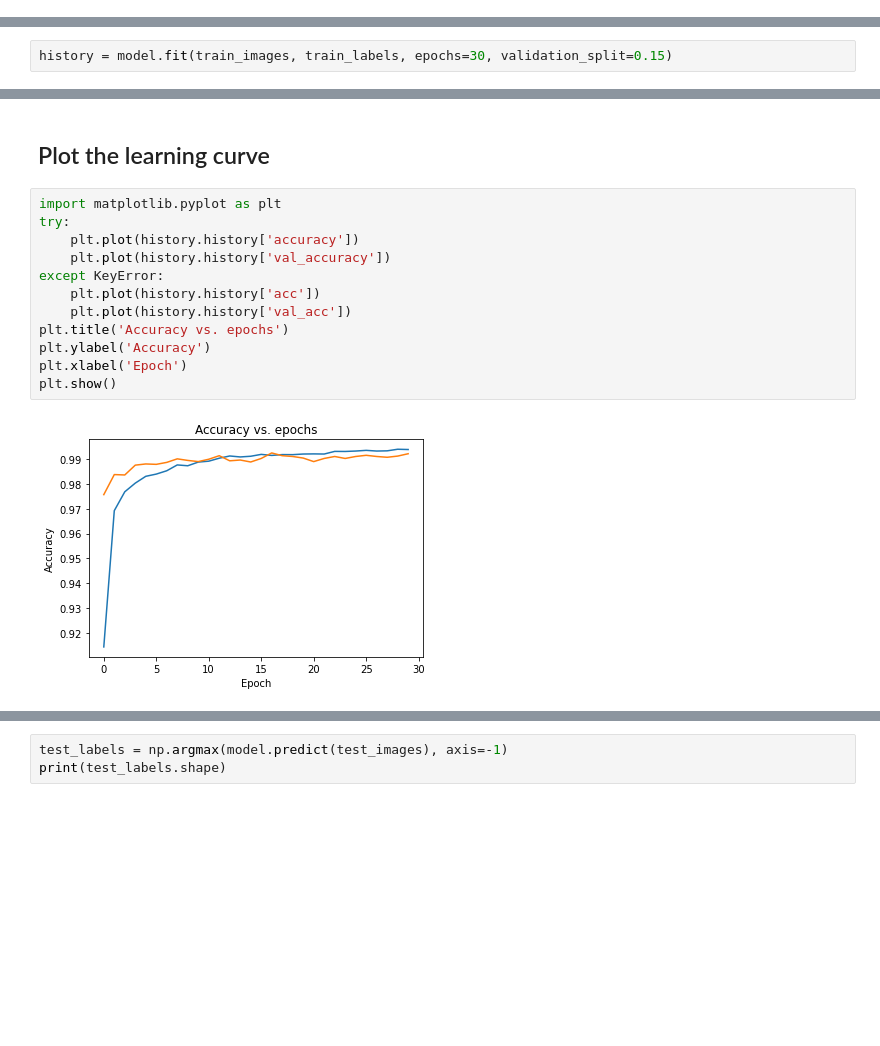
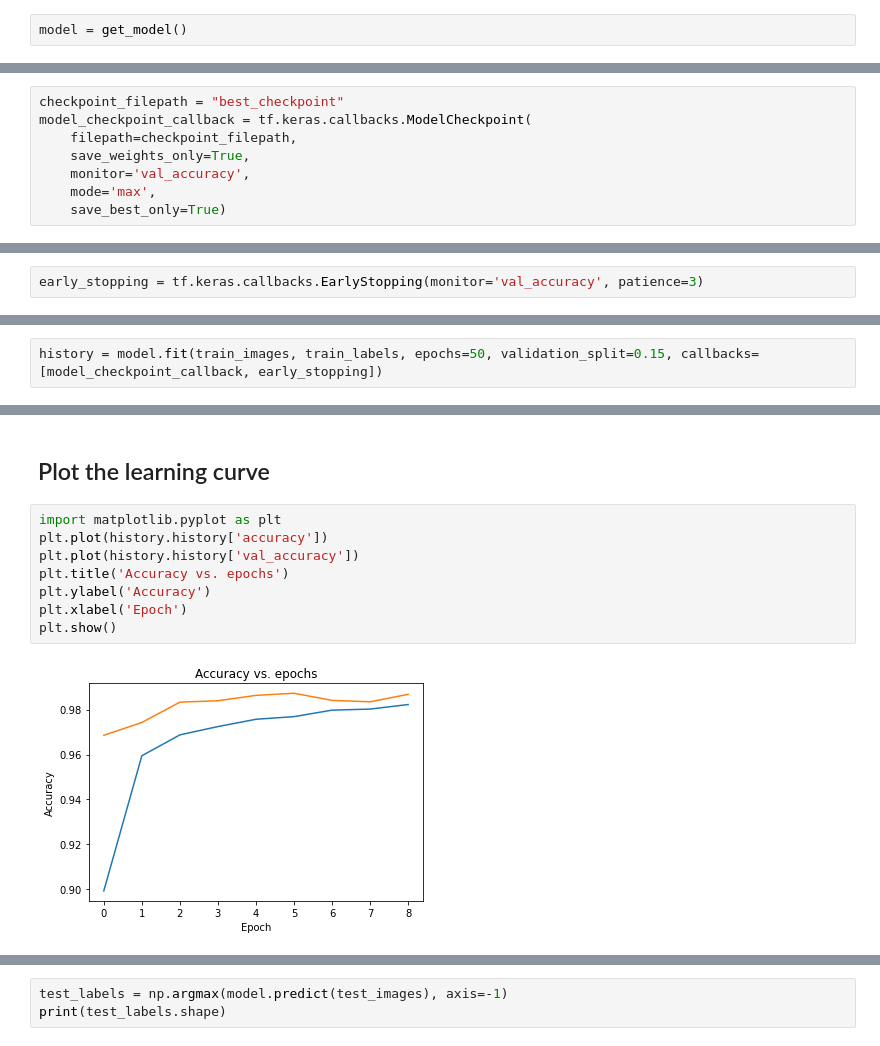
Before and after one commit to LoniQin/deep_learning_notebooks, a Jupyter notebook: tensorflow/Kaggle_Competition_Digit_Recognizer.ipynb, the cells around one changed output, grey strips where cells are left out. Drawn from its saved outputs; the diff is of its cells as text; blank space fills up the shorter version.

```diff
--- a/tensorflow/Kaggle_Competition_Digit_Recognizer.ipynb
+++ b/tensorflow/Kaggle_Competition_Digit_Recognizer.ipynb
@@ -42,0 +46,2 @@ model.compile(
+# %%
+model = get_model()
@@ -64,0 +74,8 @@ _________________________________________________________________
+# %%
+checkpoint_filepath = "best_checkpoint"
+model_checkpoint_callback = tf.keras.callbacks.ModelCheckpoint(
+    filepath=checkpoint_filepath,
+    save_weights_only=True,
+    monitor='val_accuracy',
+    mode='max',
+    save_best_only=True)
@@ -64,0 +85,2 @@ _________________________________________________________________
+# %%
+early_stopping = tf.keras.callbacks.EarlyStopping(monitor='val_accuracy', patience=3)
@@ -65,3 +90,3 @@ _________________________________________________________________
 # %%
-history = model.fit(train_images, train_labels, epochs=30, validation_split=0.15)
+history = model.fit(train_images, train_labels, epochs=50, validation_split=0.15, callbacks=[model_checkpoint_callback, early_stopping])
 # %% [output]
@@ -86,18 +112,14 @@ Epoch 30/30
 ## Plot the learning curve
 # %%
 import matplotlib.pyplot as plt
-try:
-    plt.plot(history.history['accuracy'])
-    plt.plot(history.history['val_accuracy'])
-except KeyError:
-    plt.plot(history.history['acc'])
-    plt.plot(history.history['val_acc'])
+plt.plot(history.history['accuracy'])
+plt.plot(history.history['val_accuracy'])
 plt.title('Accuracy vs. epochs')
 plt.ylabel('Accuracy')
 plt.xlabel('Epoch')
 plt.show()
 # %% [output]
-[figure, old version]
+[figure, new version]
 # %%
 import matplotlib.pyplot as plt
 plt.plot(history.history['loss'])
```
Also changed, not shown: parts of 20 cells of this notebook.
